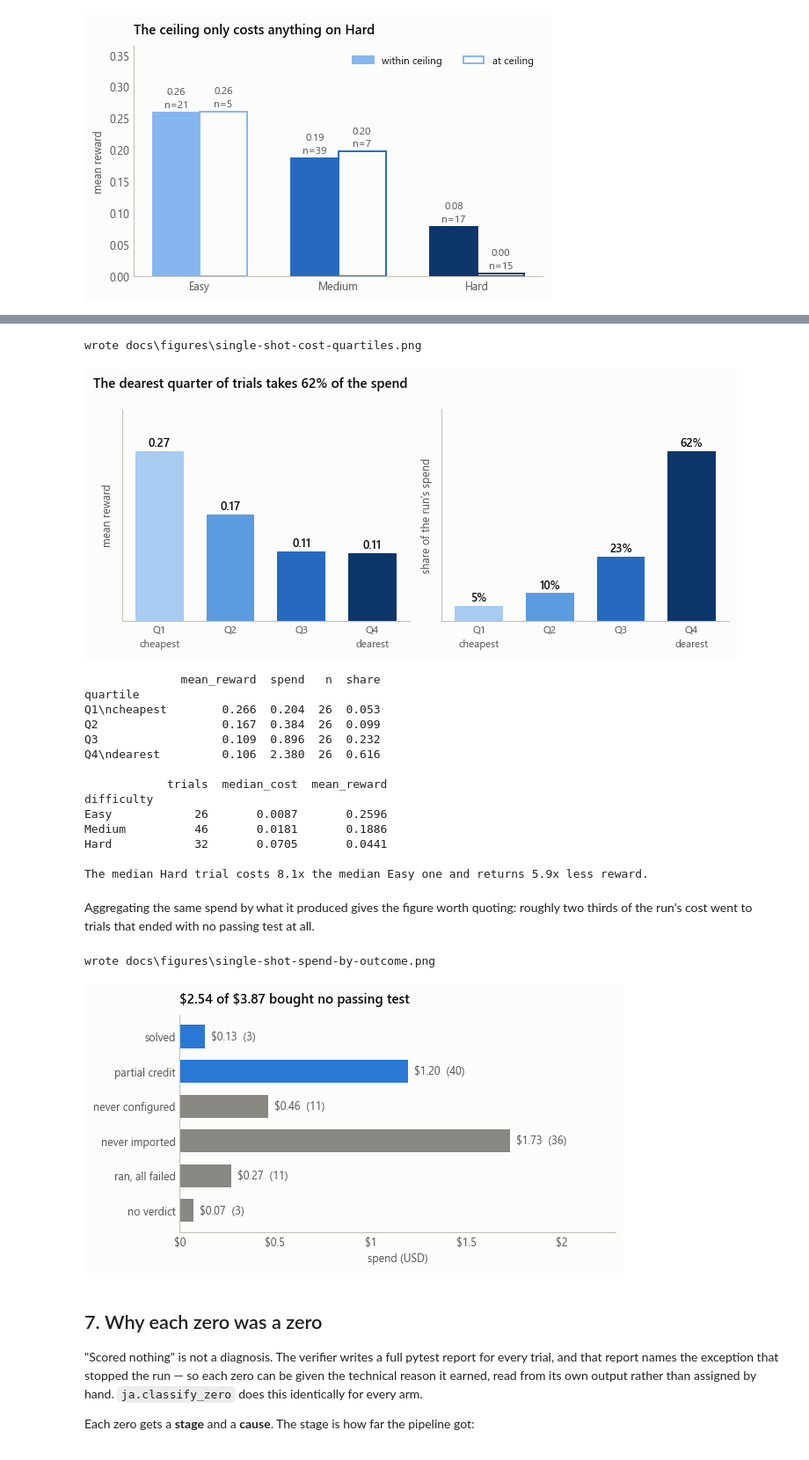
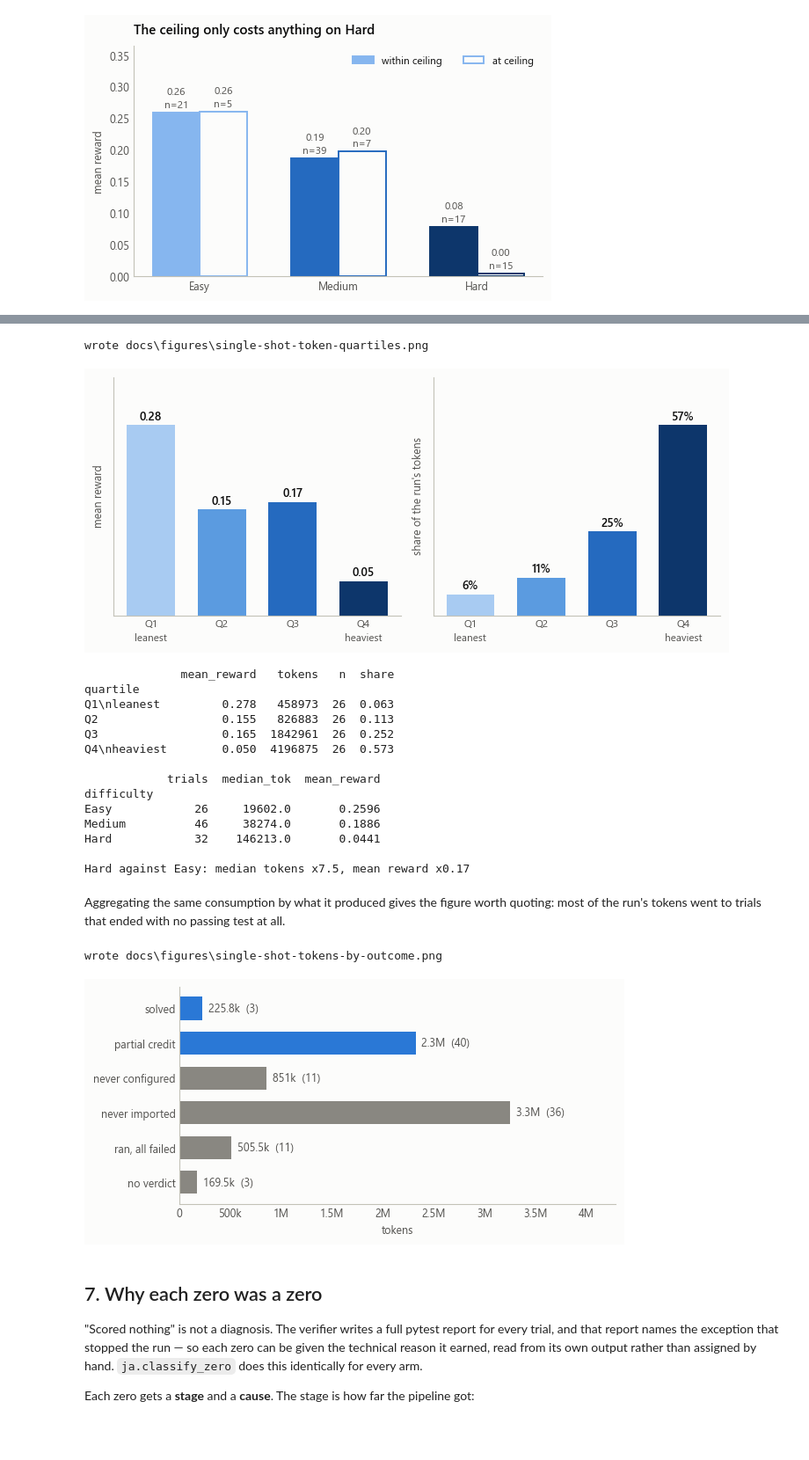
Before and after one commit to Tim-Dietrich/EvaluationPlatform, a Jupyter notebook: notebooks/nl2repobench-single-shot-run.ipynb, the cells around one changed output, grey strips where cells are left out. Shown at 88% size. Saved outputs shown, nothing was run; the diff lists cells and outputs as text; code cells hidden in the pictures.

```diff
--- a/notebooks/nl2repobench-single-shot-run.ipynb
+++ b/notebooks/nl2repobench-single-shot-run.ipynb
@@ -281,46 +285,48 @@ dearest quarter returns the least reward *and* consumes most of the money.
 # %%
 df = ja.load_job(JOB, solved_at=SOLVED_AT)
 
-save(jf.cost_quartiles(df), "cost-quartiles")
+save(jf.token_quartiles(df), "token-quartiles")
 plt.show()
 
-print(ja.cost_quartile_table(df).round(3).to_string())
+print(ja.token_quartile_table(df).round(3).to_string())
 print()
 
 levels = ja.by_difficulty(df)
 print(levels.round(4).to_string())
 print()
-print(f"The median Hard trial costs"
-      f" {levels.median_cost['Hard'] / levels.median_cost['Easy']:.1f}x the median Easy one"
-      f" and returns {levels.mean_reward['Easy'] / levels.mean_reward['Hard']:.1f}x less reward.")
+# Stated as a ratio in a fixed direction rather than as "more" or "less": not
+# every arm consumes more on the harder half, and one of them consumes less.
+tok = levels.median_tok["Hard"] / levels.median_tok["Easy"]
+reward = levels.mean_reward["Hard"] / levels.mean_reward["Easy"]
+print(f"Hard against Easy: median tokens x{tok:.1f}, mean reward x{reward:.2f}")
 # %% [output]
-wrote docs\figures\single-shot-cost-quartiles.png
+wrote docs\figures\single-shot-token-quartiles.png
-[figure, old version]
+[figure, new version]
-              mean_reward  spend   n  share
+              mean_reward   tokens   n  share
 quartile
-Q1\ncheapest        0.266  0.204  26  0.053
-Q2                  0.167  0.384  26  0.099
-Q3                  0.109  0.896  26  0.232
-Q4\ndearest         0.106  2.380  26  0.616
+Q1\nleanest         0.278   458973  26  0.063
+Q2                  0.155   826883  26  0.113
+Q3                  0.165  1842961  26  0.252
+Q4\nheaviest        0.050  4196875  26  0.573
 
-            trials  median_cost  mean_reward
+            trials  median_tok  mean_reward
 difficulty
-Easy            26       0.0087       0.2596
-Medium          46       0.0181       0.1886
-Hard            32       0.0705       0.0441
+Easy            26     19602.0       0.2596
+Medium          46     38274.0       0.1886
+Hard            32    146213.0       0.0441
 
-The median Hard trial costs 8.1x the median Easy one and returns 5.9x less reward.
+Hard against Easy: median tokens x7.5, mean reward x0.17
 # %% [markdown]
-Aggregating the same spend by what it produced gives the figure worth quoting: roughly
-two thirds of the run's cost went to trials that ended with no passing test at all.
+Aggregating the same consumption by what it produced gives the figure worth quoting:
+most of the run's tokens went to trials that ended with no passing test at all.
 # %%
 df = ja.load_job(JOB, solved_at=SOLVED_AT)
 
-save(jf.spend_by_outcome(df), "spend-by-outcome")
+save(jf.tokens_by_outcome(df), "tokens-by-outcome")
 plt.show()
 # %% [output]
-wrote docs\figures\single-shot-spend-by-outcome.png
+wrote docs\figures\single-shot-tokens-by-outcome.png
-[figure, old version]
+[figure, new version]
 # %% [markdown]
 ## 7. Why each zero was a zero
 
```
Also changed, not shown: parts of 9 cells of this notebook, 6 other files.
